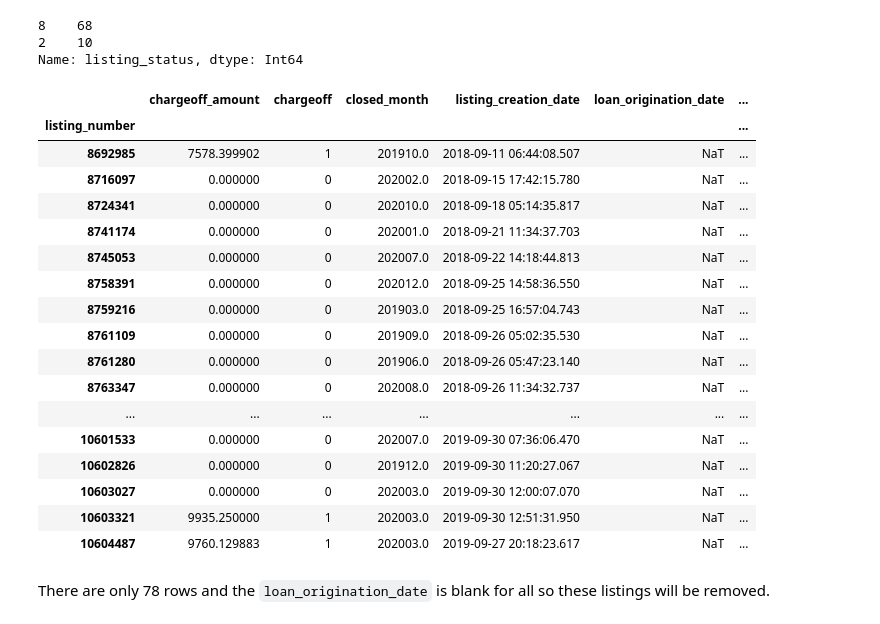
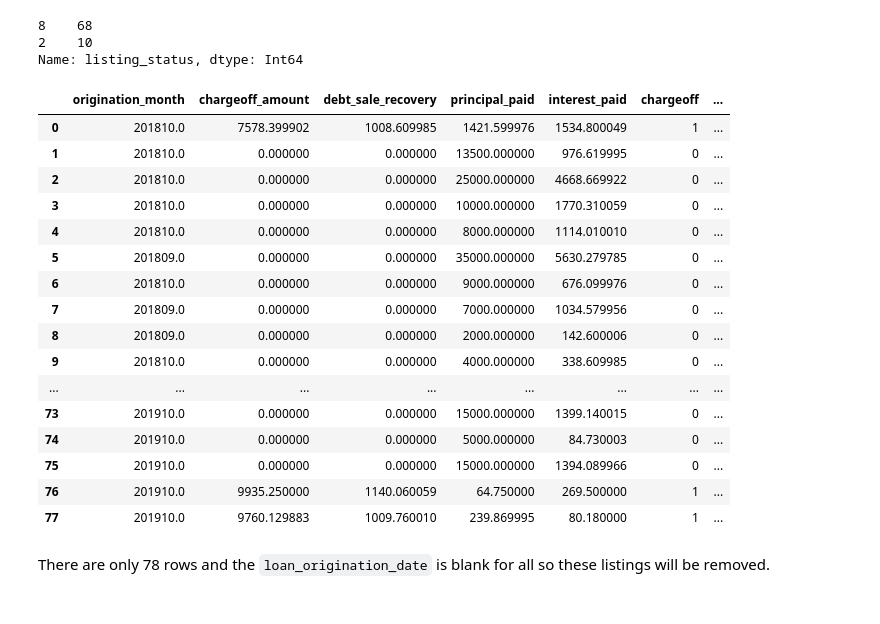
Before and after one commit to dcyoung23/prosper-investments, a Jupyter notebook: notebooks/data_wrangling.ipynb, the cells around one changed output. Drawn from its saved outputs; the diff is of its cells as text; code cells hidden in the pictures.

```diff
--- a/notebooks/data_wrangling.ipynb
+++ b/notebooks/data_wrangling.ipynb
@@ -86,6 +87,8 @@ def chunk_core_preprocessing(chunk):
     # Combine month field into 1 for closed loans (paid or charged off)
     chunk['closed_month'] = chunk['ChargeoffMonth']
     chunk['closed_month'].fillna(chunk['CompletedMonth'], inplace=True)
+    # Fill blanks with zero
+    chunk['NetCashToInvestorsFromDebtSale'].fillna(0, inplace=True)
     # Filter only paid or charged off loans
     chunk_out = chunk.loc[(chunk['chargeoff'] == 1) | (chunk['paidoff'] == 1)]
     return chunk_out
@@ -93,9 +96,15 @@ def chunk_core_preprocessing(chunk):
 # Dict to hold rename mapping and dtypes
 core_dict = {'LoanID': ('loan_id', 'int64'),
            'ListingNumber': ('listing_number', 'int64'),
+           'OrigMID': ('origination_month', 'float32'),
            'ChargeoffMonth': ('chargeoff_month', 'float32'),
            'ChargeoffAmount': ('chargeoff_amount', 'float32'),
-           'CompletedMonth': ('completed_month', 'float32')}
+           'CompletedMonth': ('completed_month', 'float32'),
+            'ObservationMonth': ('observation_month', 'float32'),
+            'CumulPrin': ('principal_paid', 'float32'),
+            'CumulInt': ('interest_paid', 'float32'),
+            'NetCashToInvestorsFromDebtSale': ('debt_sale_recovery', 'float32')
+            }
 # Create list to store processed chunks
 chunks_processed = []
 # Create chunks from core file in 500,000 row chunks
@@ -108,11 +117,15 @@ for chunk in chunks:
 df_core = pd.concat(chunks_processed)
 # Rename columns to be consistent with listings/api fields
 df_core = df_core.rename({k: v[0] for k, v in core_dict.items()}, axis=1)
+# Sort by observation_month for duplicate removal
+df_core = df_core.sort_values(by='observation_month', ascending=False)
+# Remove duplicates
+df_core = df_core.drop_duplicates(subset='listing_number', keep='first')
+# Drop chargeoff_month/completed_month since it is reflected in closed_month and no longer need observation_month
+df_core = df_core.drop(['completed_month', 'chargeoff_month', 'observation_month'], axis=1)
 # Set ListingNumber as index
 df_core = df_core.set_index('listing_number')
-# Remove duplicates
-df_core = df_core.drop_duplicates()
 # Review output
-df_core.info()
+df_core.info(memory_usage='deep')
 # %% [output]
 <class 'pandas.core.frame.DataFrame'>
@@ -412,7 +427,6 @@ The `closed_month` field will not be utilized for modeling purposes but it could
 The `chargeoff` field is the target variable but we will no longer need the `paidoff` field so that will be dropped now.
 # %%
-df_listings = df_listings.drop(['loan_id', 'chargeoff_month', 'completed_month', 'paidoff'],
-                              errors='ignore', axis=1)
+df_listings = df_listings.drop(['loan_id', 'paidoff'], errors='ignore', axis=1)
 # %%
 df_listings.describe()
 # %% [output]
@@ -462,26 +476,25 @@ df_listings['listing_status'][df_listings['listing_status'] != 6].value_counts()
 Name: listing_status, dtype: Int64
 # %%
 # Review all rows
-df_listings[df_listings['listing_status'] != 6]
+df_listings[df_listings['listing_status'] != 6].reset_index().drop(['listing_number'], axis=1)
 # %% [output]
-|  | chargeoff_amount | chargeoff | closed_month | listing_creation_date | loan_origination_date | ... |
-| listing_number |  |  |  |  |  | ... |
-| 8692985 | 7578.399902 | 1 | 201910.0 | 2018-09-11 06:44:08.507 | NaT | ... |
-| 8716097 | 0.000000 | 0 | 202002.0 | 2018-09-15 17:42:15.780 | NaT | ... |
-| 8724341 | 0.000000 | 0 | 202010.0 | 2018-09-18 05:14:35.817 | NaT | ... |
-| 8741174 | 0.000000 | 0 | 202001.0 | 2018-09-21 11:34:37.703 | NaT | ... |
-| 8745053 | 0.000000 | 0 | 202007.0 | 2018-09-22 14:18:44.813 | NaT | ... |
-| 8758391 | 0.000000 | 0 | 202012.0 | 2018-09-25 14:58:36.550 | NaT | ... |
-| 8759216 | 0.000000 | 0 | 201903.0 | 2018-09-25 16:57:04.743 | NaT | ... |
-| 8761109 | 0.000000 | 0 | 201909.0 | 2018-09-26 05:02:35.530 | NaT | ... |
-| 8761280 | 0.000000 | 0 | 201906.0 | 2018-09-26 05:47:23.140 | NaT | ... |
-| 8763347 | 0.000000 | 0 | 202008.0 | 2018-09-26 11:34:32.737 | NaT | ... |
-| ... | ... | ... | ... | ... | ... | ... |
-| 10601533 | 0.000000 | 0 | 202007.0 | 2019-09-30 07:36:06.470 | NaT | ... |
-| 10602826 | 0.000000 | 0 | 201912.0 | 2019-09-30 11:20:27.067 | NaT | ... |
-| 10603027 | 0.000000 | 0 | 202003.0 | 2019-09-30 12:00:07.070 | NaT | ... |
-| 10603321 | 9935.250000 | 1 | 202003.0 | 2019-09-30 12:51:31.950 | NaT | ... |
-| 10604487 | 9760.129883 | 1 | 202003.0 | 2019-09-27 20:18:23.617 | NaT | ... |
+|  | origination_month | chargeoff_amount | debt_sale_recovery | principal_paid | interest_paid | chargeoff | ... |
+| 0 | 201810.0 | 7578.399902 | 1008.609985 | 1421.599976 | 1534.800049 | 1 | ... |
+| 1 | 201810.0 | 0.000000 | 0.000000 | 13500.000000 | 976.619995 | 0 | ... |
+| 2 | 201810.0 | 0.000000 | 0.000000 | 25000.000000 | 4668.669922 | 0 | ... |
+| 3 | 201810.0 | 0.000000 | 0.000000 | 10000.000000 | 1770.310059 | 0 | ... |
+| 4 | 201810.0 | 0.000000 | 0.000000 | 8000.000000 | 1114.010010 | 0 | ... |
+| 5 | 201809.0 | 0.000000 | 0.000000 | 35000.000000 | 5630.279785 | 0 | ... |
+| 6 | 201810.0 | 0.000000 | 0.000000 | 9000.000000 | 676.099976 | 0 | ... |
+| 7 | 201809.0 | 0.000000 | 0.000000 | 7000.000000 | 1034.579956 | 0 | ... |
+| 8 | 201809.0 | 0.000000 | 0.000000 | 2000.000000 | 142.600006 | 0 | ... |
+| 9 | 201810.0 | 0.000000 | 0.000000 | 4000.000000 | 338.609985 | 0 | ... |
+| ... | ... | ... | ... | ... | ... | ... | ... |
+| 73 | 201910.0 | 0.000000 | 0.000000 | 15000.000000 | 1399.140015 | 0 | ... |
+| 74 | 201910.0 | 0.000000 | 0.000000 | 5000.000000 | 84.730003 | 0 | ... |
+| 75 | 201910.0 | 0.000000 | 0.000000 | 15000.000000 | 1394.089966 | 0 | ... |
+| 76 | 201910.0 | 9935.250000 | 1140.060059 | 64.750000 | 269.500000 | 1 | ... |
+| 77 | 201910.0 | 9760.129883 | 1009.760010 | 239.869995 | 80.180000 | 1 | ... |
 # %% [markdown]
 There are only 78 rows and the `loan_origination_date` is blank for all so these listings will be removed.
 # %% [markdown]
```
Also changed, not shown: parts of 14 cells of this notebook.
